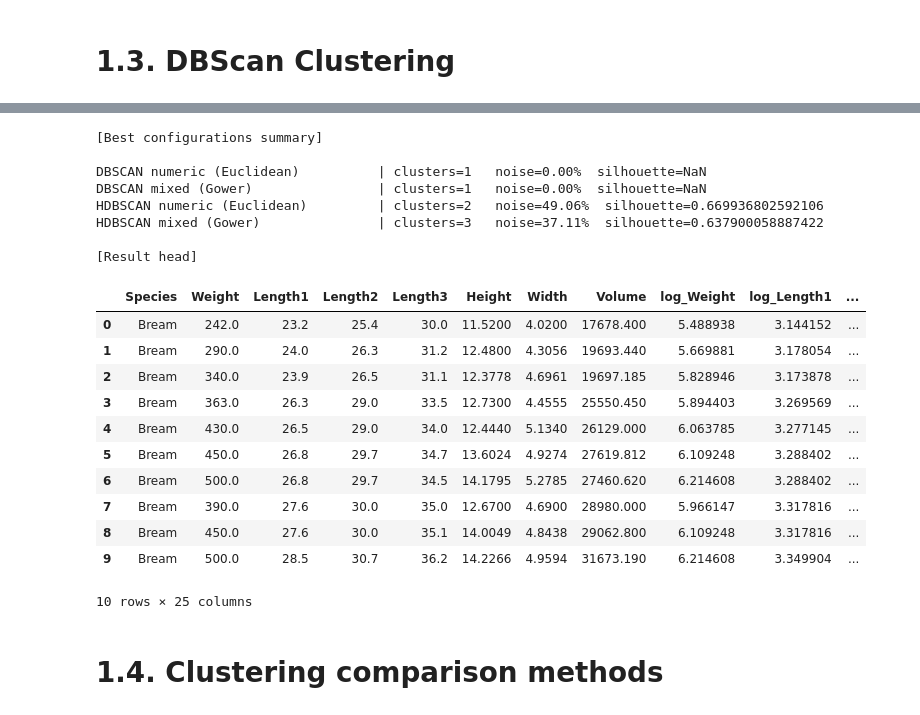
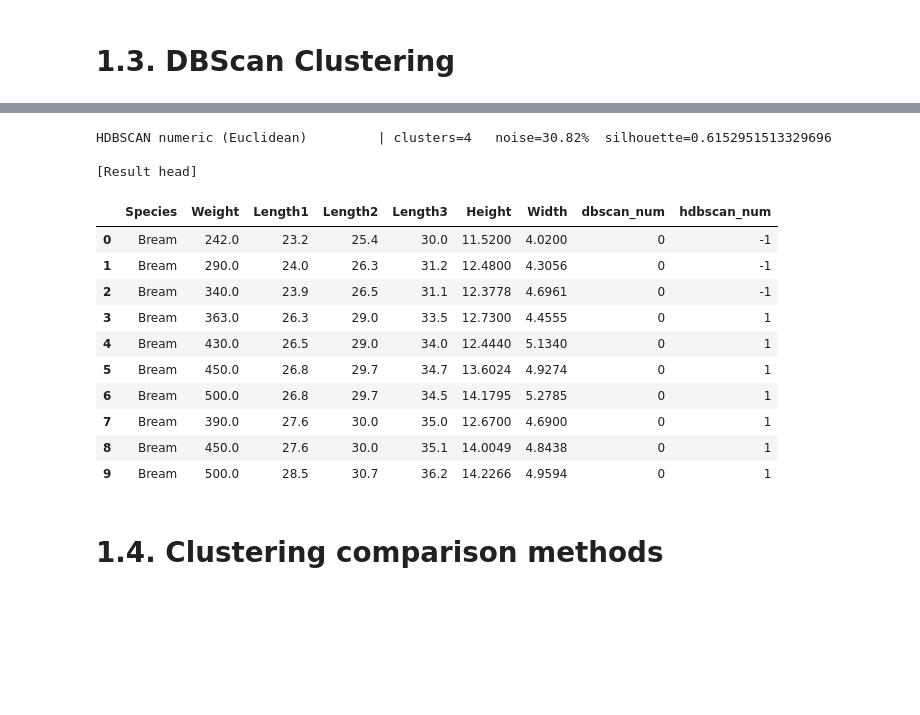
Before and after one commit to fehimecapar/Data-Science-For-Decision-Support, a Jupyter notebook: assignment4.ipynb, the cells around one changed output, grey strips where cells are left out. Cells and saved outputs as stored; diff of their text form; code cells hidden in the pictures; blank space fills up the shorter version.

```diff
--- a/assignment4.ipynb
+++ b/assignment4.ipynb
@@ -560,7 +477,6 @@ labels_dbscan_gow = DBSCAN(eps=best_db_gow['eps'],
                            metric='precomputed').fit_predict(D_gower)
 # %%
 # 4) HDBSCAN comparison (if library is available)
-
 hdbscan_available = True
 try:
     import hdbscan
@@ -568,9 +484,9 @@ except Exception as e:
     hdbscan_available = False
     warnings.warn("HDBSCAN is not installed in this environment; skipping HDBSCAN comparison.")
 
-labels_hdb_num, labels_hdb_gow = None, None
-best_hdb_num, best_hdb_gow = None, None
-hdbscan_num_summary, hdbscan_gow_summary = [], []
+labels_hdb_num = None
+best_hdb_num = None
+hdbscan_num_summary = []
 
 if hdbscan_available:
     # small grids for speed
@@ -583,8 +499,8 @@ if hdbscan_available:
             clusterer = hdbscan.HDBSCAN(min_cluster_size=mcs,
                                         min_samples=ms if ms is not None else None,
                                         metric='euclidean')
-            lbl = clusterer.fit_predict(X_num)
-            n_clu, noise_frac, sil = eval_labels(X_num, lbl, metric='euclidean', precomputed=False)
+            lbl = clusterer.fit_predict(X)
+            n_clu, noise_frac, sil = eval_labels(X, lbl, metric='euclidean', precomputed=False)
             hdbscan_num_summary.append({'min_cluster_size': mcs, 'min_samples': ms if ms else 0,
                                         'n_clusters': n_clu, 'noise_frac': noise_frac, 'silhouette': sil})
     df_hdb_num = pd.DataFrame(hdbscan_num_summary)
@@ -597,29 +513,7 @@ if hdbscan_available:
     clusterer_num = hdbscan.HDBSCAN(min_cluster_size=int(best_hdb_num['min_cluster_size']),
                                     min_samples=int(best_hdb_num['min_samples']) if int(best_hdb_num['min_samples'])>0 else None,
                                     metric='euclidean')
-    labels_hdb_num = clusterer_num.fit_predict(X_num)
-
-    # Mixed (Gower, precomputed)
-    for mcs in mcs_grid:
-        for ms in ms_grid:
-            clusterer = hdbscan.HDBSCAN(min_cluster_size=mcs,
-                                        min_samples=ms if ms is not None else None,
-                                        metric='precomputed')
-            lbl = clusterer.fit(D_gower).labels_
-            n_clu, noise_frac, sil = eval_labels(D_gower, lbl, precomputed=True)
-            hdbscan_gow_summary.append({'min_cluster_size': mcs, 'min_samples': ms if ms else 0,
-                                        'n_clusters': n_clu, 'noise_frac': noise_frac, 'silhouette': sil})
-    df_hdb_gow = pd.DataFrame(hdbscan_gow_summary)
-    df_hdb_gow['silhouette_rank'] = df_hdb_gow['silhouette'].fillna(-np.inf).rank(ascending=False, method='min')
-    df_hdb_gow['noise_rank'] = df_hdb_gow['noise_frac'].rank(ascending=True, method='min')
-    df_hdb_gow['clusters_rank'] = df_hdb_gow['n_clusters'].rank(ascending=False, method='min')
-    df_hdb_gow['score'] = df_hdb_gow['silhouette_rank']*100 + df_hdb_gow['noise_rank']*10 + df_hdb_gow['clusters_rank']
-    best_hdb_gow = df_hdb_gow.sort_values(['score']).iloc[0].to_dict()
-
-    clusterer_gow = hdbscan.HDBSCAN(min_cluster_size=int(best_hdb_gow['min_cluster_size']),
-                                    min_samples=int(best_hdb_gow['min_samples']) if int(best_hdb_gow['min_samples'])>0 else None,
-                                    metric='precomputed')
-    labels_hdb_gow = clusterer_gow.fit(D_gower).labels_
+    labels_hdb_num = clusterer_num.fit_predict(X)
 # %%
 # 5) Add labels into result_df (re-use if already exists)
 if 'result_df' in globals():
@@ -628,11 +522,7 @@ if 'result_df' in globals():
 else:
     base = df.loc[keep_idx].copy()
     result_df = base.copy()
-
-result_df['dbscan_num']   = labels_dbscan_num
-result_df['dbscan_gower'] = labels_dbscan_gow
 if hdbscan_available:
     result_df['hdbscan_num']   = labels_hdb_num
-    result_df['hdbscan_gower'] = labels_hdb_gow
 # %%
 # 6) Inline reporting
@@ -682,39 +546,29 @@ else:
 # %%
 # Summaries
 def summarize(X_or_D, labels, title, precomputed=False):
     n_clu, noise, sil = eval_labels(X_or_D, labels, precomputed=precomputed)
     print(f"{title:35s} | clusters={n_clu:<2d}  noise={noise:5.2%}  silhouette={sil if not np.isnan(sil) else 'NaN'}")
 
-print("\n[Best configurations summary]\n")
-summarize(X_num, labels_dbscan_num,   "DBSCAN numeric (Euclidean)", precomputed=False)
-summarize(D_gower, labels_dbscan_gow, "DBSCAN mixed (Gower)",       precomputed=True)
 if hdbscan_available:
-    summarize(X_num, labels_hdb_num,     "HDBSCAN numeric (Euclidean)", precomputed=False)
-    summarize(D_gower, labels_hdb_gow,   "HDBSCAN mixed (Gower)",       precomputed=True)
+    summarize(X, labels_hdb_num,     "HDBSCAN numeric (Euclidean)", precomputed=False)
 
 print("\n[Result head]\n")
 display(result_df.head(10))
 # %% [output]
-[Best configurations summary]
-
-DBSCAN numeric (Euclidean)          | clusters=1   noise=0.00%  silhouette=NaN
-DBSCAN mixed (Gower)                | clusters=1   noise=0.00%  silhouette=NaN
-HDBSCAN numeric (Euclidean)         | clusters=2   noise=49.06%  silhouette=0.669936802592106
-HDBSCAN mixed (Gower)               | clusters=3   noise=37.11%  silhouette=0.637900058887422
+HDBSCAN numeric (Euclidean)         | clusters=4   noise=30.82%  silhouette=0.6152951513329696
 
 [Result head]
-|  | Species | Weight | Length1 | Length2 | Length3 | Height | Width | Volume | log_Weight | log_Length1 | ... |
-| 0 | Bream | 242.0 | 23.2 | 25.4 | 30.0 | 11.5200 | 4.0200 | 17678.400 | 5.488938 | 3.144152 | ... |
-| 1 | Bream | 290.0 | 24.0 | 26.3 | 31.2 | 12.4800 | 4.3056 | 19693.440 | 5.669881 | 3.178054 | ... |
-| 2 | Bream | 340.0 | 23.9 | 26.5 | 31.1 | 12.3778 | 4.6961 | 19697.185 | 5.828946 | 3.173878 | ... |
-| 3 | Bream | 363.0 | 26.3 | 29.0 | 33.5 | 12.7300 | 4.4555 | 25550.450 | 5.894403 | 3.269569 | ... |
-| 4 | Bream | 430.0 | 26.5 | 29.0 | 34.0 | 12.4440 | 5.1340 | 26129.000 | 6.063785 | 3.277145 | ... |
-| 5 | Bream | 450.0 | 26.8 | 29.7 | 34.7 | 13.6024 | 4.9274 | 27619.812 | 6.109248 | 3.288402 | ... |
-| 6 | Bream | 500.0 | 26.8 | 29.7 | 34.5 | 14.1795 | 5.2785 | 27460.620 | 6.214608 | 3.288402 | ... |
-| 7 | Bream | 390.0 | 27.6 | 30.0 | 35.0 | 12.6700 | 4.6900 | 28980.000 | 5.966147 | 3.317816 | ... |
-| 8 | Bream | 450.0 | 27.6 | 30.0 | 35.1 | 14.0049 | 4.8438 | 29062.800 | 6.109248 | 3.317816 | ... |
-| 9 | Bream | 500.0 | 28.5 | 30.7 | 36.2 | 14.2266 | 4.9594 | 31673.190 | 6.214608 | 3.349904 | ... |
+|  | Species | Weight | Length1 | Length2 | Length3 | Height | Width | dbscan_num | hdbscan_num |
+| 0 | Bream | 242.0 | 23.2 | 25.4 | 30.0 | 11.5200 | 4.0200 | 0 | -1 |
+| 1 | Bream | 290.0 | 24.0 | 26.3 | 31.2 | 12.4800 | 4.3056 | 0 | -1 |
+| 2 | Bream | 340.0 | 23.9 | 26.5 | 31.1 | 12.3778 | 4.6961 | 0 | -1 |
+| 3 | Bream | 363.0 | 26.3 | 29.0 | 33.5 | 12.7300 | 4.4555 | 0 | 1 |
+| 4 | Bream | 430.0 | 26.5 | 29.0 | 34.0 | 12.4440 | 5.1340 | 0 | 1 |
+| 5 | Bream | 450.0 | 26.8 | 29.7 | 34.7 | 13.6024 | 4.9274 | 0 | 1 |
+| 6 | Bream | 500.0 | 26.8 | 29.7 | 34.5 | 14.1795 | 5.2785 | 0 | 1 |
+| 7 | Bream | 390.0 | 27.6 | 30.0 | 35.0 | 12.6700 | 4.6900 | 0 | 1 |
+| 8 | Bream | 450.0 | 27.6 | 30.0 | 35.1 | 14.0049 | 4.8438 | 0 | 1 |
+| 9 | Bream | 500.0 | 28.5 | 30.7 | 36.2 | 14.2266 | 4.9594 | 0 | 1 |
-10 rows × 25 columns
 # %% [markdown]
 # **1.4. Clustering comparison methods**
 # %%
```
Also changed, not shown: parts of 34 cells of this notebook.
